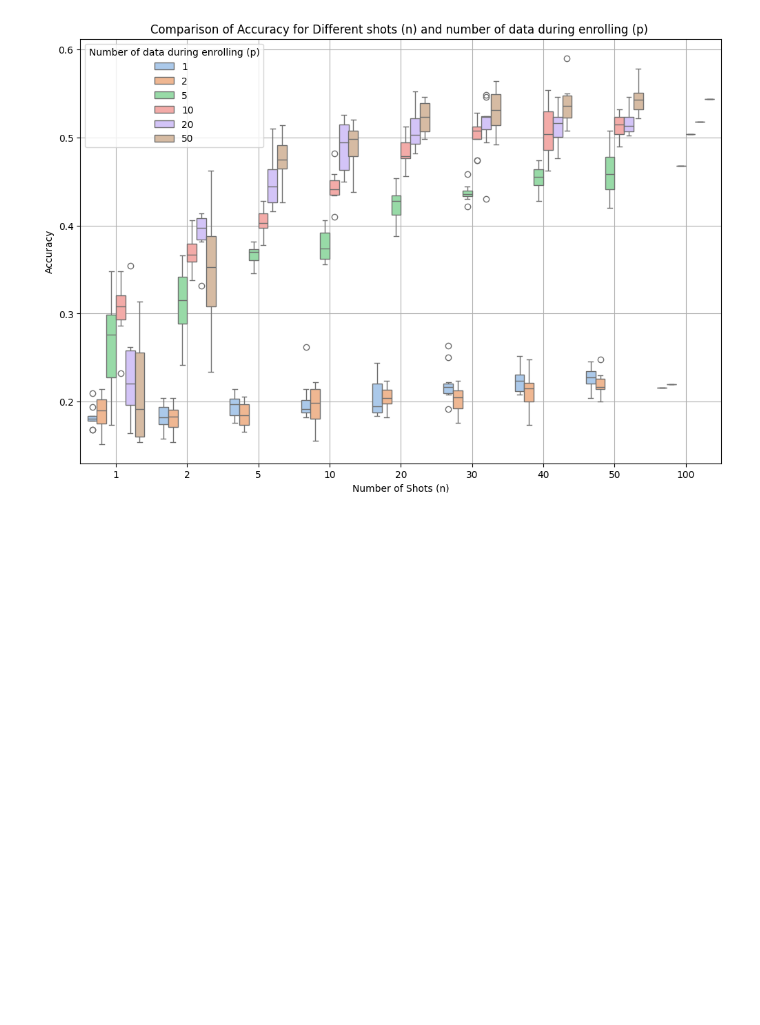
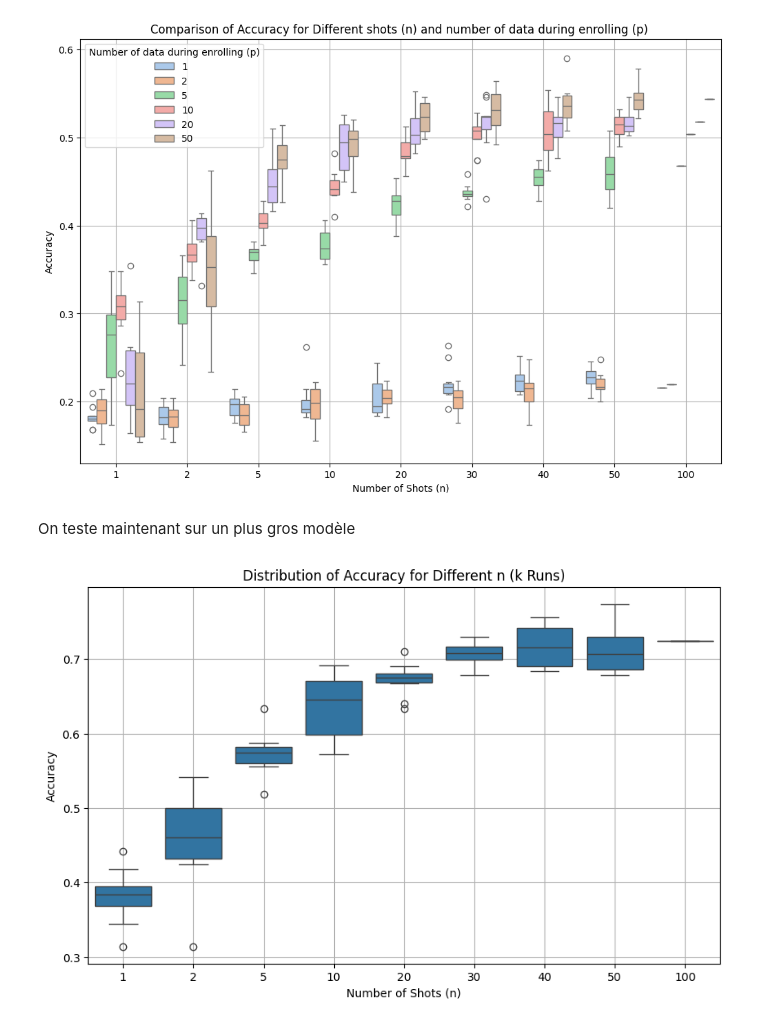
Before and after one commit to NailKhelifa/PrototypicalFewShots, a Jupyter notebook: ntbk/main.ipynb, the cells around one changed output. Cells and saved outputs as stored; diff of their text form; code cells hidden in the pictures; blank space fills up the shorter version.

```diff
--- a/ntbk/main.ipynb
+++ b/ntbk/main.ipynb
@@ -411,3 +411,19 @@ def plot_from_enroll(results):
 plot_from_enroll(results)
 # %% [output]
 [figure]
+# %% [markdown]
+On teste maintenant sur un plus gros modèle
+# %%
+model = PrototypeEncoder()
+
+state_dict_path_20 = "../logs/last_model_Ns100_Nq100_cl5_ep100.pth"  # Path to the saved state_dict file
+
+state_dict_20 = torch.load(state_dict_path_20, map_location=torch.device('cuda:0'))
+model.load_state_dict(state_dict_20)
+model = model.to("cuda:0")
+# %%
+list_res = eval_n_shot(model, k=20)
+# %%
+plot_from_list_acc(list_res)
+# %% [output]
+[figure, added]
```
